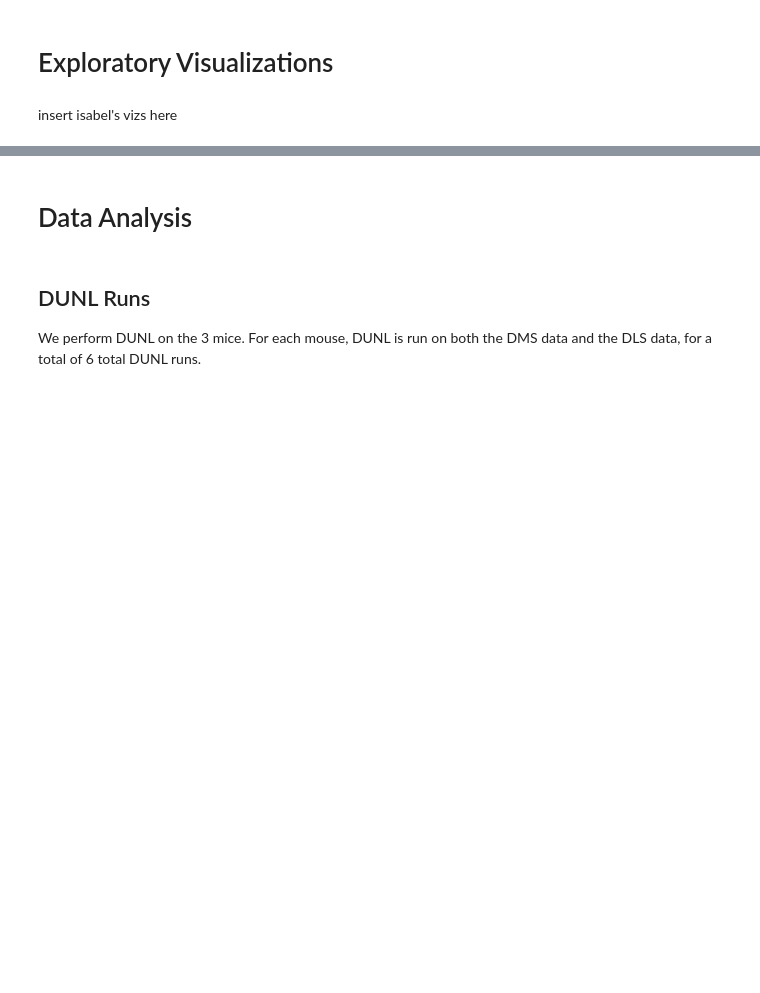
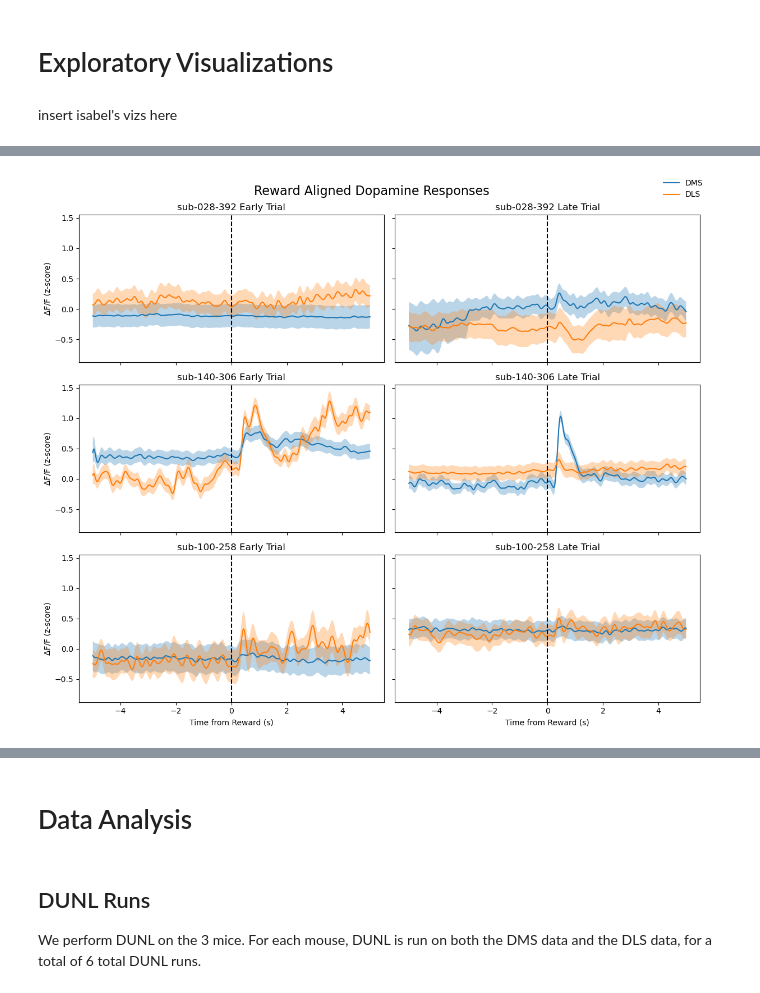
Before and after one commit to esmcclung/BIPN_162_Final, a Jupyter notebook: Dandi_set_197.ipynb, the cells around one changed output, grey strips where cells are left out. Saved outputs shown, nothing was run; the diff lists cells and outputs as text; code cells hidden in the pictures; blank space fills up the shorter version.

```diff
--- a/Dandi_set_197.ipynb
+++ b/Dandi_set_197.ipynb
@@ -180,0 +444,85 @@ insert isabel's vizs here
+# %%
+#seperating trials into early and late trials
+subjects = {
+    "sub-028-392": {
+        "Early Trial": files_028[0],
+        "Late Trial": files_028[1]
+    },
+    "sub-140-306": {
+        "Early Trial": files_140[0],
+        "Late Trial": files_140[1]
+    },
+    "sub-100-258": {
+        "Early Trial": files_100[0],
+        "Late Trial": files_100[1]
+    }
+}
+# %%
+#plotting reward aligned dopamine responses in a 2x3
+fig, axes = plt.subplots(3,2, figsize=(12,10), sharex=True, sharey=True)
+
+for row, (subject, sessions) in enumerate(subjects.items()):
+
+    for col, session_type in enumerate(["Early Trial","Late Trial"]):
+
+        file = sessions[session_type]
+
+        if subject == "sub-028-392":
+            directory = dir_028
+        elif subject == "sub-140-306":
+            directory = dir_140
+        else:
+            directory = dir_100
+
+        path = os.path.join(directory, file)
+
+        dms, dls, t = load_fp_signal(path)
+        pokes, rewards = load_behavior_events(path)
+
+        ff_dms = compute_zscore(dms)
+        ff_dls = compute_zscore(dls)
+
+        windows_dms, dt = extract_event_aligned(ff_dms, t, rewards)
+        windows_dls, _ = extract_event_aligned(ff_dls, t, rewards)
+
+        mean_dms, sem_dms = compute_event_average(windows_dms)
+        mean_dls, sem_dls = compute_event_average(windows_dls)
+
+        time_axis = np.linspace(-5,5,len(mean_dms))
+
+        ax = axes[row,col]
+
+        ax.plot(time_axis, mean_dms, label="DMS")
+        ax.plot(time_axis, mean_dls, label="DLS")
+
+        #plotting varibility between trials / event window responses with shaded region
+        ax.fill_between(time_axis,
+                        mean_dms-sem_dms,
+                        mean_dms+sem_dms,
+                        alpha=0.3)
+
+        ax.fill_between(time_axis,
+                        mean_dls-sem_dls,
+                        mean_dls+sem_dls,
+                        alpha=0.3)
+
+        ax.axvline(0, color="black", linestyle="--")
+
+        ax.set_title(f"{subject} {session_type}")
+
+axes[2,0].set_xlabel("Time from Reward (s)")
+axes[2,1].set_xlabel("Time from Reward (s)")
+
+for i in range(3):
+    axes[i,0].set_ylabel("ΔF/F (z-score)")
+
+fig.suptitle("Reward Aligned Dopamine Responses", fontsize=16)
+
+fig.legend(
+    labels=["DMS", "DLS"],
+    loc="upper right",
+    frameon=False)
+plt.tight_layout()
+plt.show()
+# %% [output]
+[figure, added]
```
Also changed, not shown: parts of 39 cells of this notebook.
